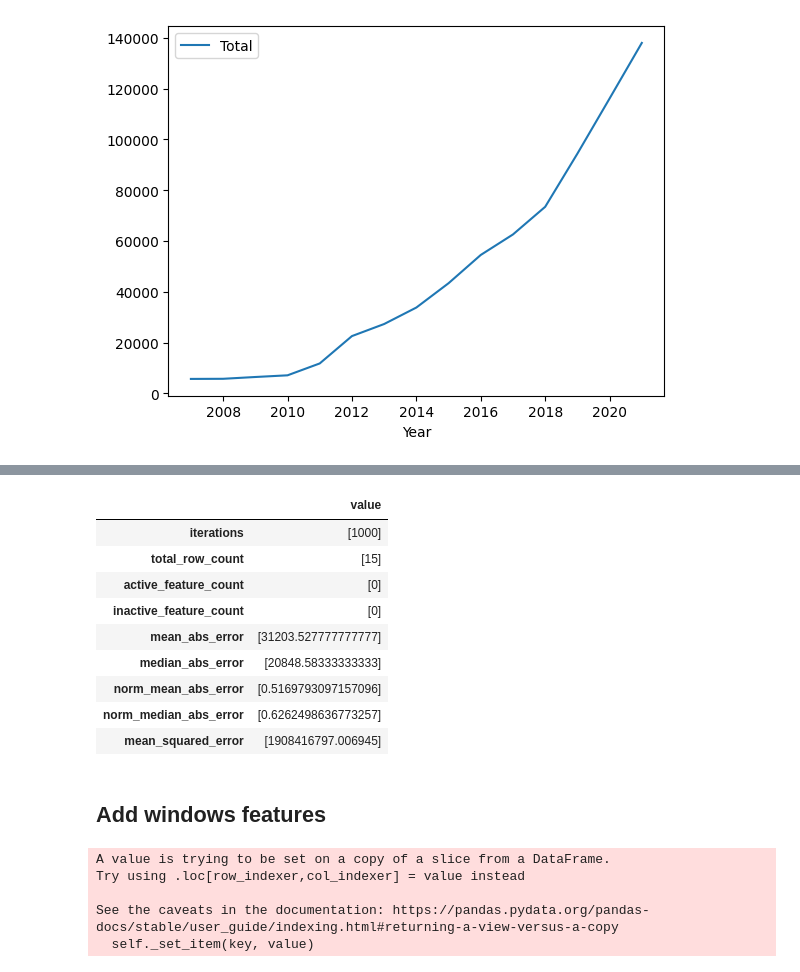
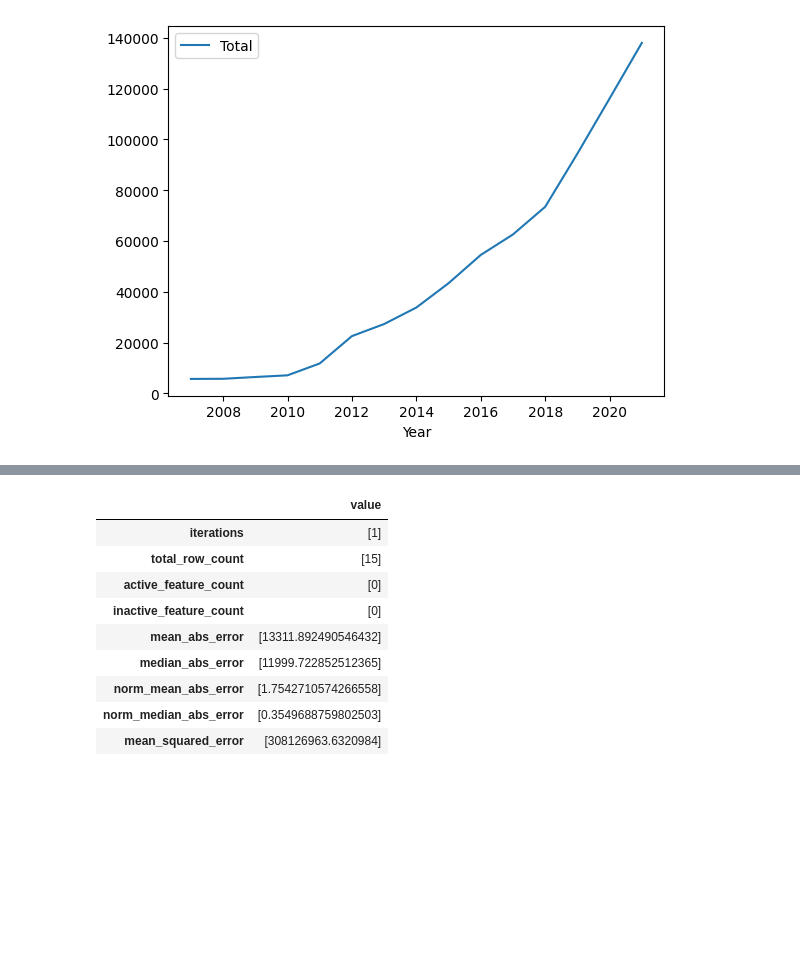
Before and after one commit to armakuni/mlops-workshop, a Jupyter notebook: notebooks/eda.ipynb, the cells around one changed output, grey strips where cells are left out. Saved outputs shown, nothing was run; the diff lists cells and outputs as text; code cells hidden in the pictures; blank space fills up the shorter version.

```diff
--- a/notebooks/eda.ipynb
+++ b/notebooks/eda.ipynb
@@ -77,14 +77,17 @@ dtype: float64
 # %% [markdown]
 ## Training a regression model on all data
 # %%
+from mlwrap.algorithms import get_sklearn_linear_model
 from mlwrap.config import MLConfig, TrainingResults
 from mlwrap.enums import ProblemType
 from mlwrap import runners, scores
 
 df_train = df_total
+problem_type = ProblemType.Regression
 config = MLConfig(
-                problem_type=ProblemType.Regression,
+                problem_type=problem_type,
                 model_feature_id="Total",
+                algorithm=get_sklearn_linear_model(problem_type)
             )
 results = runners.train(config, df_train)
 scores.print_scores(results.scores)
@@ -104,8 +107,10 @@ Scores are better for states with lower counts if we train a model per state.
 
 It is also cleaner if we just use the Total value for all states.
 # %%
-df_train_one_state = df_total.loc[df['State'] == 'Total']
-df_train_one_state.plot(x="Year",y="Total")
+df_train_total = df_total[df['State'] == 'Total']
+df_train_total = df_train_total.drop('State', axis=1)
+df_train_total = df_train_total.reset_index(drop=True)
+df_train_total.plot(x="Year",y="Total")
 # %% [output]
 <AxesSubplot: xlabel='Year'>
 [figure]
@@ -114,30 +136,14 @@ df_train_one_state = df_train_one_state.drop('State', axis=1)
 # %%
-results_one_state = runners.train(config, df_train_one_state)
-scores.print_scores(results_one_state.scores)
+results_total = runners.train(config, df_train_total)
+scores.print_scores(results_total.scores)
 # %% [output]
 |  | value |
-| iterations | [1000] |
+| iterations | [1] |
 | total_row_count | [15] |
 | active_feature_count | [0] |
 | inactive_feature_count | [0] |
-| mean_abs_error | [31203.527777777777] |
-| median_abs_error | [20848.58333333333] |
-| norm_mean_abs_error | [0.5169793097157096] |
-| norm_median_abs_error | [0.6262498636773257] |
-| mean_squared_error | [1908416797.006945] |
+| mean_abs_error | [13311.892490546432] |
+| median_abs_error | [11999.722852512365] |
+| norm_mean_abs_error | [1.7542710574266558] |
+| norm_median_abs_error | [0.3549688759802503] |
+| mean_squared_error | [308126963.6320984] |
-# %% [markdown]
-## Add windows features
-# %%
-df_train_window = df_total.loc[df['State'] == 'California']
-# df_train = df_train.loc[df_train["Total"] > 20]
-df_train_window["TotalLastYear"] = df_train_window["Total"].shift(-1)
-df_train_window["TotalNextYear"] = df_train_window["Total"].shift(1)
-df_train_window = df_train_window.dropna()
-# df_train.plot(x="Year",y="Total")
-# df_train_window
-# %% [output]
-A value is trying to be set on a copy of a slice from a DataFrame.
-Try using .loc[row_indexer,col_indexer] = value instead
-
-See the caveats in the documentation: https://pandas.pydata.org/pandas-docs/stable/user_guide/indexing.html#returning-a-view-versus-a-copy
-  self._set_item(key, value)
```
Also changed, not shown: parts of 32 cells of this notebook, 3 other files.
